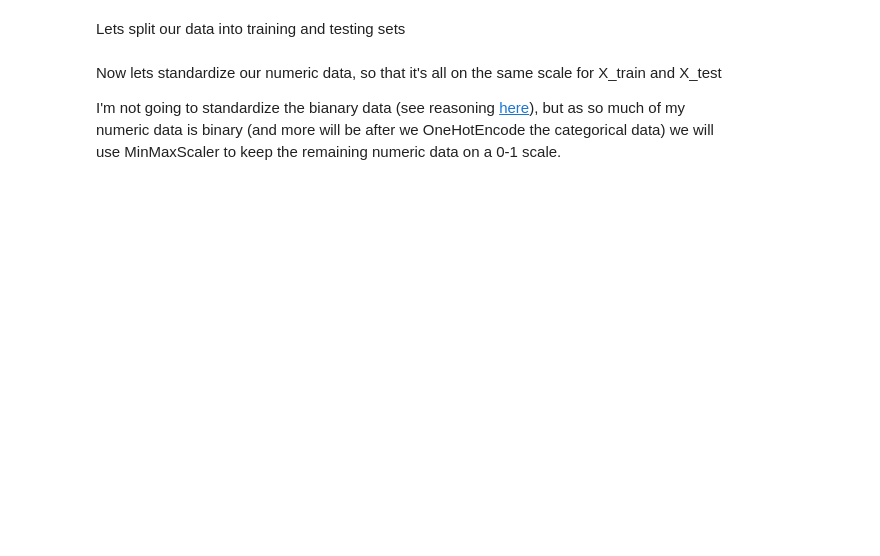
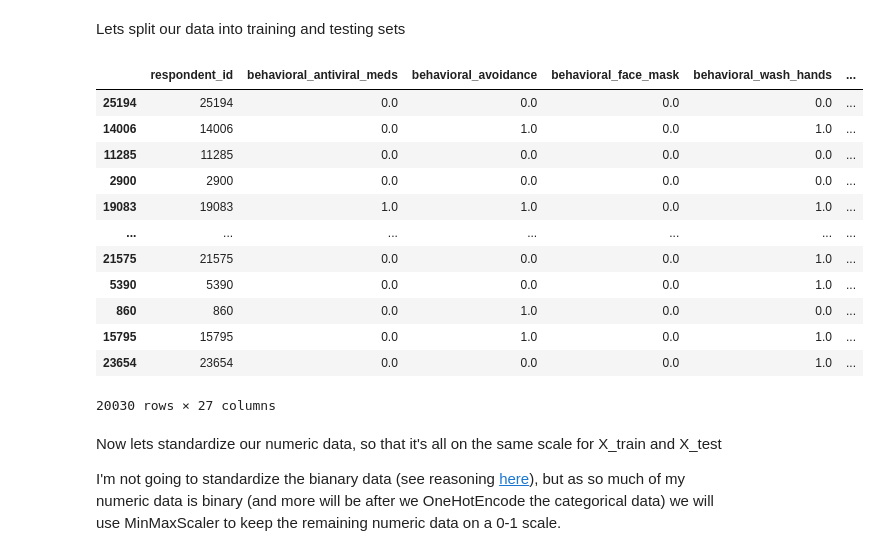
Before and after one commit to sanderlin2013/Predicting-Flu-Vaccines, a Jupyter notebook: Scratchpad.ipynb, the cells around one changed output. Drawn from its saved outputs; the diff is of its cells as text; code cells hidden in the pictures; blank space fills up the shorter version.

```diff
--- a/Scratchpad.ipynb
+++ b/Scratchpad.ipynb
@@ -253,7 +306,21 @@ labels.head()
 Lets split our data into training and testing sets
 # %%
 X_train, X_test, y_train, y_test = train_test_split(features, labels, random_state = 42)
-X_train.head()
+X_train
+# %% [output]
+|  | respondent_id | behavioral_antiviral_meds | behavioral_avoidance | behavioral_face_mask | behavioral_wash_hands | ... |
+| 25194 | 25194 | 0.0 | 0.0 | 0.0 | 0.0 | ... |
+| 14006 | 14006 | 0.0 | 1.0 | 0.0 | 1.0 | ... |
+| 11285 | 11285 | 0.0 | 0.0 | 0.0 | 0.0 | ... |
+| 2900 | 2900 | 0.0 | 0.0 | 0.0 | 0.0 | ... |
+| 19083 | 19083 | 1.0 | 1.0 | 0.0 | 1.0 | ... |
+| ... | ... | ... | ... | ... | ... | ... |
+| 21575 | 21575 | 0.0 | 0.0 | 0.0 | 1.0 | ... |
+| 5390 | 5390 | 0.0 | 0.0 | 0.0 | 1.0 | ... |
+| 860 | 860 | 0.0 | 1.0 | 0.0 | 0.0 | ... |
+| 15795 | 15795 | 0.0 | 1.0 | 0.0 | 1.0 | ... |
+| 23654 | 23654 | 0.0 | 0.0 | 0.0 | 1.0 | ... |
+20030 rows × 27 columns
 # %%
 #checking if the features and lable dataframes match up
 np.testing.assert_array_equal(X_test.index.values, y_test.index.values)
```
Also changed, not shown: parts of 19 cells of this notebook, 1 other file.
